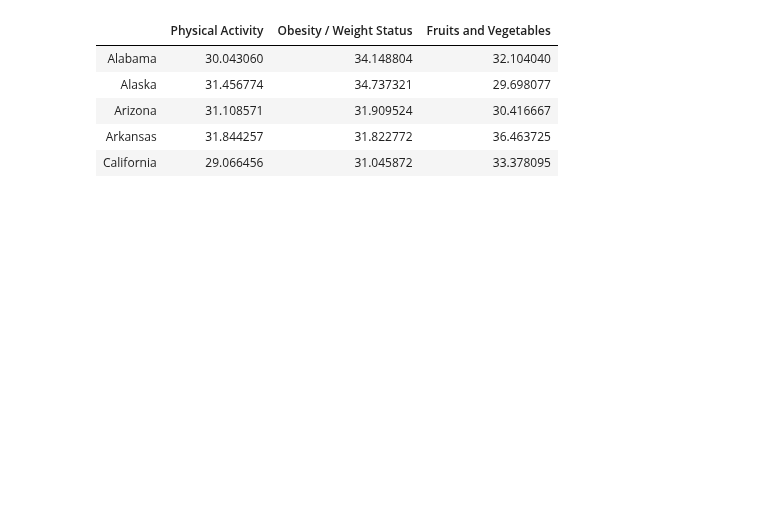
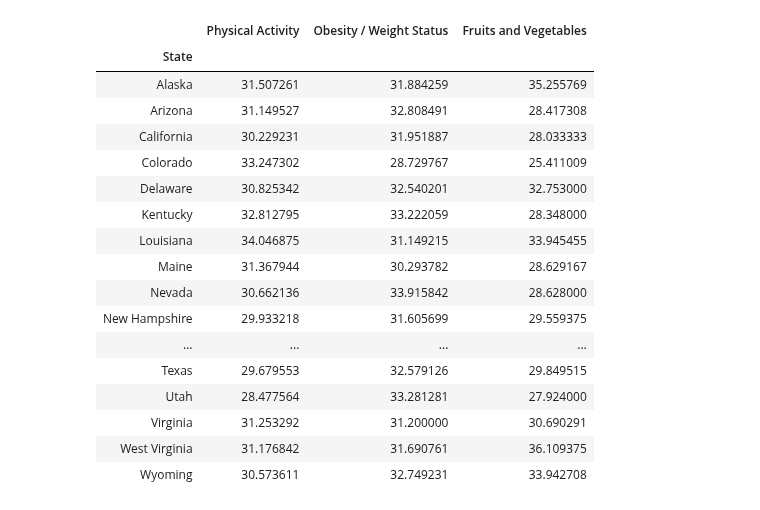
Before and after one commit to settinge/Cancer-and-Nonbiological-Variables, a Jupyter notebook: Lifestyle Data Code.ipynb, the cells around one changed output. Drawn from its saved outputs; the diff is of its cells as text; code cells hidden in the pictures; blank space fills up the shorter version.

```diff
--- a/Lifestyle Data Code.ipynb
+++ b/Lifestyle Data Code.ipynb
@@ -5,11 +5,11 @@ import pandas as pd
 import scipy.stats as sts
 import numpy as np
 from scipy.stats import linregress
-from matplotlib import cm as cm
+import seaborn as sns
 
 # Study data files
 Lifestyle_data = "../Row-2-Group-Project/cdc_npao.csv"
-Incidence_data = "../Row-2-Group-Project/Added_final_combined_cancer_data.csv"
+Incidence_data = "../Row-2-Group-Project/heighest_lowest_Incidencerate_data.csv"
 
 # Read CSV
 raw_data = pd.read_csv(Lifestyle_data)
@@ -63,38 +63,50 @@ combined_data.head()
 # %%
 #Creating a dataframe to gather data for bar chart
 years_selected = combined_data["Year"].isin(['2012','2013','2014','2015','2016'])
 
 #get physical activity data
 cat_physical_chosen= raw_data_df["Category"].isin(['Physical Activity'])
 filter_physical_data = combined_data[years_selected&cat_physical_chosen]
 grouped_physical_data = filter_physical_data.groupby(["State",])
 Avg_physical_Percent = (grouped_physical_data["Percentage"]).mean()
 
 #get obesity data
 cat_obesity_chosen= raw_data_df["Category"].isin(['Obesity / Weight Status'])
 filter_obesity_data = combined_data[years_selected&cat_obesity_chosen]
 grouped_obesity_data = filter_obesity_data.groupby(["State",])
 Avg_obesity_Percent = (grouped_obesity_data["Percentage"]).mean()
 
 #get nutrition data
 cat_nutrition_chosen= raw_data_df["Category"].isin(['Fruits and Vegetables'])
 filter_nutrition_data = combined_data[years_selected&cat_nutrition_chosen]
 grouped_nutrition_data = filter_nutrition_data.groupby(["State",])
 Avg_nutrition_Percent = (grouped_nutrition_data["Percentage"]).mean()
 
 
 #Setting up the dataframe
 cat_data = pd.DataFrame({"Physical Activity":Avg_physical_Percent,
                         "Obesity / Weight Status":Avg_obesity_Percent,
                         "Fruits and Vegetables":Avg_nutrition_Percent})
 
-cat_data.fillna(0).head()
+cat_data.dropna()
 # %% [output]
 |  | Physical Activity | Obesity / Weight Status | Fruits and Vegetables |
-| Alabama | 30.043060 | 34.148804 | 32.104040 |
-| Alaska | 31.456774 | 34.737321 | 29.698077 |
-| Arizona | 31.108571 | 31.909524 | 30.416667 |
-| Arkansas | 31.844257 | 31.822772 | 36.463725 |
-| California | 29.066456 | 31.045872 | 33.378095 |
+| State |  |  |  |
+| Alaska | 31.507261 | 31.884259 | 35.255769 |
+| Arizona | 31.149527 | 32.808491 | 28.417308 |
+| California | 30.229231 | 31.951887 | 28.033333 |
+| Colorado | 33.247302 | 28.729767 | 25.411009 |
+| Delaware | 30.825342 | 32.540201 | 32.753000 |
+| Kentucky | 32.812795 | 33.222059 | 28.348000 |
+| Louisiana | 34.046875 | 31.149215 | 33.945455 |
+| Maine | 31.367944 | 30.293782 | 28.629167 |
+| Nevada | 30.662136 | 33.915842 | 28.628000 |
+| New Hampshire | 29.933218 | 31.605699 | 29.559375 |
+| ... | ... | ... | ... |
+| Texas | 29.679553 | 32.579126 | 29.849515 |
+| Utah | 28.477564 | 33.281281 | 27.924000 |
+| Virginia | 31.253292 | 31.200000 | 30.690291 |
+| West Virginia | 31.176842 | 31.690761 | 36.109375 |
+| Wyoming | 30.573611 | 32.749231 | 33.942708 |
 # %%
 #plotting the bar graph
```
Also changed, not shown: parts of 8 cells of this notebook, 7 other files.
